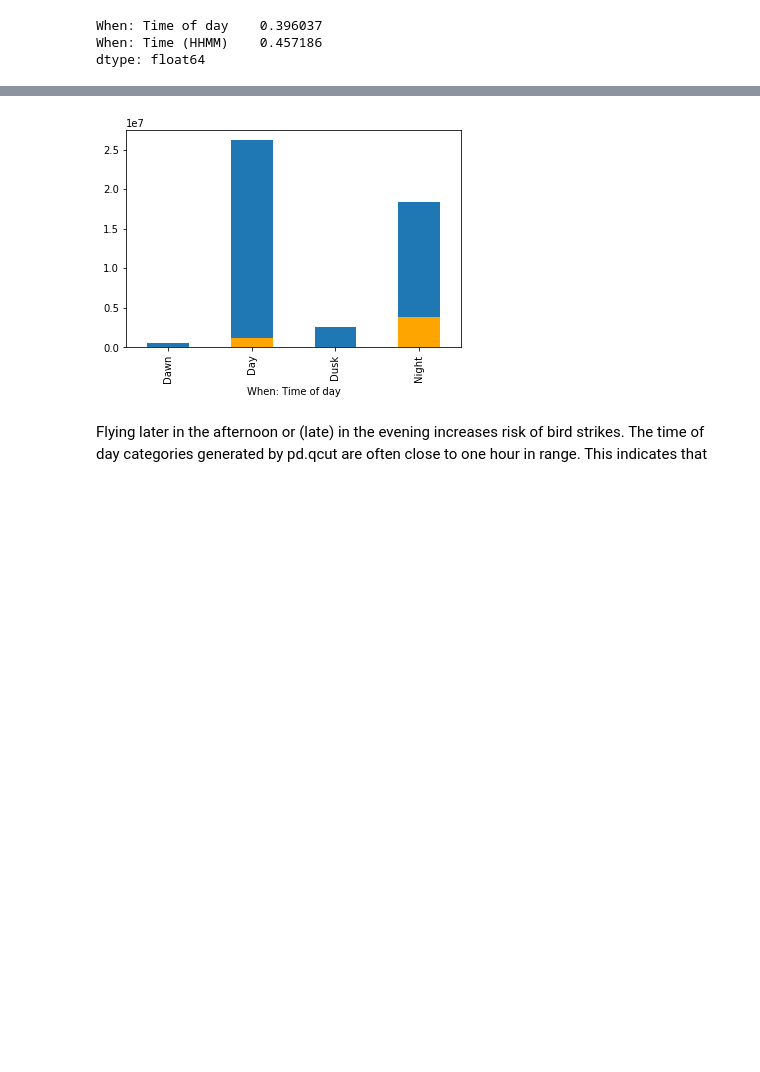
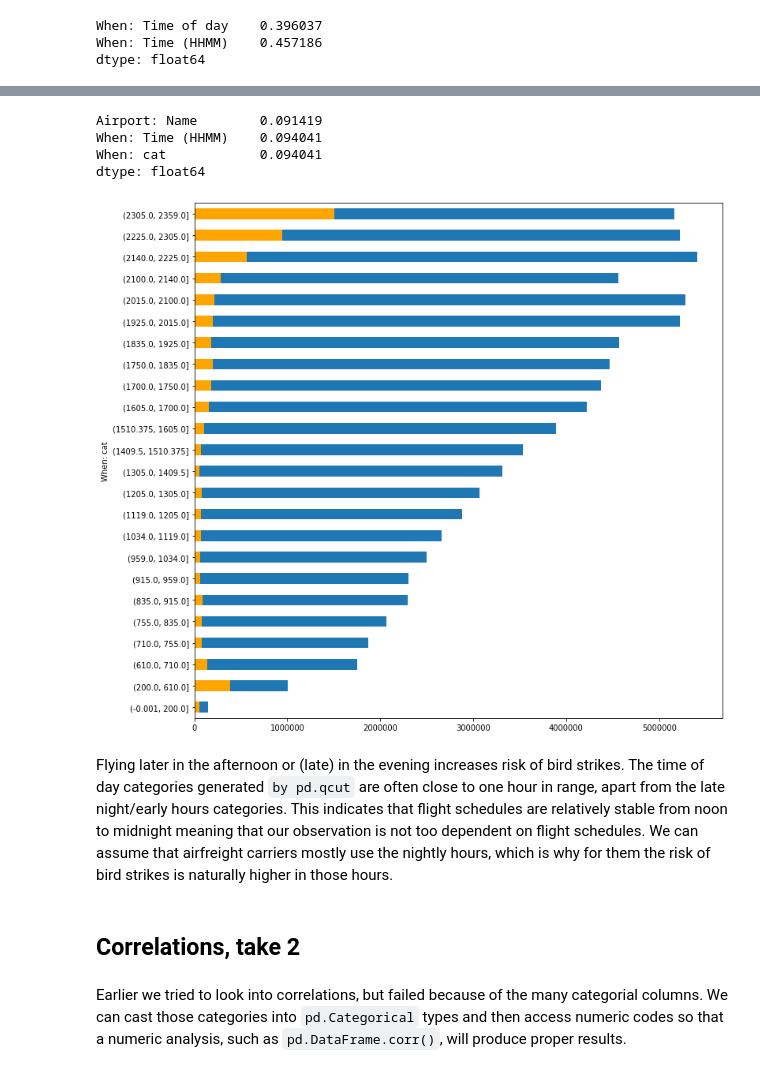
Before and after one commit to mikhas/sully, a Jupyter notebook: 00_eda.ipynb, the cells around one changed output, grey strips where cells are left out. Saved outputs shown, nothing was run; the diff lists cells and outputs as text; code cells hidden in the pictures; blank space fills up the shorter version.

```diff
--- a/00_eda.ipynb
+++ b/00_eda.ipynb
@@ -217,6 +235,6 @@ Not all of the above mentioned factors increase the risk of a bird strike, howev
 # %% [markdown]
 Notice that we use crosstables to get margins on each aggregated sub table. Margins show up as an additional `All` column. This simplifies sorting and makes for easier "top x"-style queries.
 # %%
-data_ct = pd.crosstab([data['Airport: Name']], data['Effect: Impact to flight'], margins=True)
+data_ct = pd.crosstab([data['Airport: Name']], data['Effect: Indicated Damage'], margins=True)
 data_ct.sort_values(by='All', ascending=False)[1:].head(5)
 # %% [output]
@@ -238,4 +256,4 @@ We can see that certain airports among the top 20, such as Memphis Intl or Sacra
 # %%
-data_op_ct = pd.crosstab([data['Aircraft: Airline/Operator'], data['Airport: Name']], data['Effect: Impact to flight'], margins=True)
+data_op_ct = pd.crosstab([data['Aircraft: Airline/Operator'], data['Airport: Name']], data['Effect: Indicated Damage'], margins=True)
 data_op_ct.sort_values(by='All', ascending=False)[1:21].plot.barh(figsize=(12,10));
 # %% [output]
@@ -306,6 +344,31 @@ dtype: float64
+# %%
+data['When: cat'] = pd.qcut(data['When: Time (HHMM)'], 24)
+data_tod = data.copy()
+tod_ct = pd.crosstab(data_tod['Airport: Name'], data_tod['When: cat'], margins=True)
+tod_na = data_tod[data_tod['When: Time (HHMM)'].isna()]
+
+for idx in tod_ct[:-1].index:
+    row = tod_ct.loc[idx]
+    total = row['All']
+    prob = [i / total for i in row[:-1]]
+    to_fix = tod_na.loc[tod_na['Airport: Name'] == idx]
+
+    for idx_to_fix in to_fix.index:
+        tod_interval = np.random.choice(tod_ct.columns[:-1], p=prob)
+        mt_hours = np.random.randint(tod_interval.left, tod_interval.right) // 100 * 100
+        mt_minutes = np.random.randint(tod_interval.left, tod_interval.right) % 60 # only an approximation, not the correct way to do it
+        data_tod.loc[idx_to_fix, ['When: Time (HHMM)', 'When: cat']] = (mt_hours + mt_minutes, tod_interval)
+        #print(data_tod.loc[idx_to_fix]['When: cat'])
+# %%
+data_tod[['Airport: Name', 'When: Time (HHMM)', 'When: cat']].isna().sum() / len(data)
+# %% [output]
+Airport: Name        0.091419
+When: Time (HHMM)    0.094041
+When: cat            0.094041
+dtype: float64
 # %%
-airfreight_pred = data['Aircraft: Airline/Operator'].isin(['FEDEX EXPRESS', 'UPS AIRLINES'])
-data.groupby('When: Time of day').sum()['When: Time (HHMM)'].plot.bar()
-data[airfreight_pred].groupby('When: Time of day').sum()['When: Time (HHMM)'].plot.bar(color='orange');
+airfreight_pred = data_tod['Aircraft: Airline/Operator'].isin(['FEDEX EXPRESS', 'UPS AIRLINES'])
+data_tod.groupby('When: cat').sum()['When: Time (HHMM)'].plot.barh(figsize=(12,12))
+data_tod[airfreight_pred].groupby('When: cat').sum()['When: Time (HHMM)'].plot.barh(color='orange');
 # %% [output]
-[figure, old version]
+[figure, new version]
@@ -318,2 +375,6 @@ data_tod = data.copy()
 # %% [markdown]
-Flying later in the afternoon or (late) in the evening increases risk of bird strikes. The time of day categories generated by pd.qcut are often close to one hour in range. This indicates that
+Flying later in the afternoon or (late) in the evening increases risk of bird strikes. The time of day categories generated `by pd.qcut` are often close to one hour in range, apart from the late night/early hours categories. This indicates that flight schedules are relatively stable from noon to midnight meaning that our observation is not too dependent on flight schedules. We can assume that airfreight carriers mostly use the nightly hours, which is why for them the risk of bird strikes is naturally higher in those hours.
+# %% [markdown]
+## Correlations, take 2
+# %% [markdown]
+Earlier we tried to look into correlations, but failed because of the many categorial columns. We can cast those categories into `pd.Categorical` types and then access numeric codes so that a numeric analysis, such as `pd.DataFrame.corr()`, will produce proper results.
```
Also changed, not shown: parts of 31 cells of this notebook.
